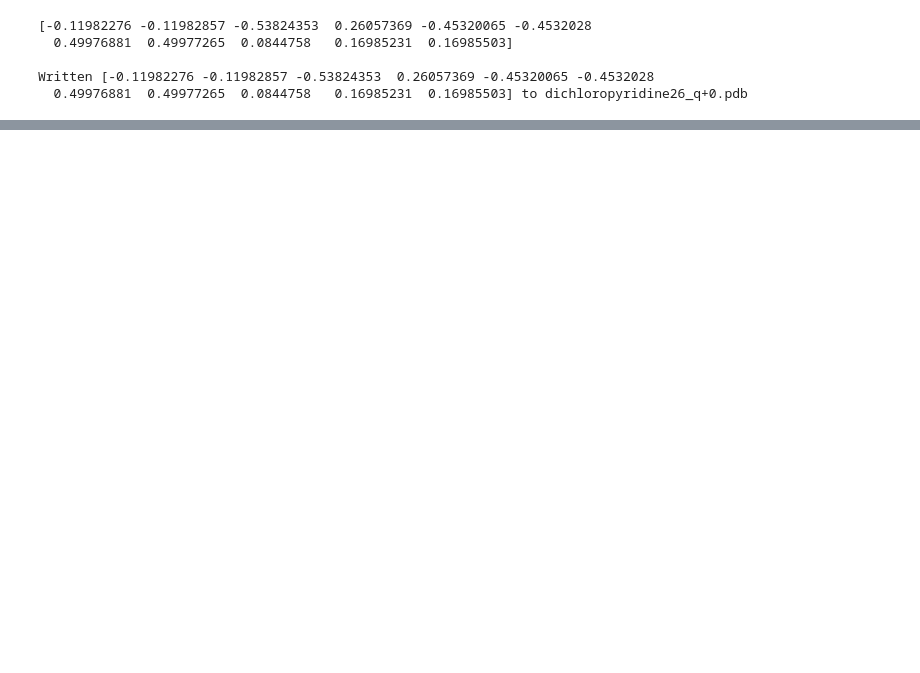
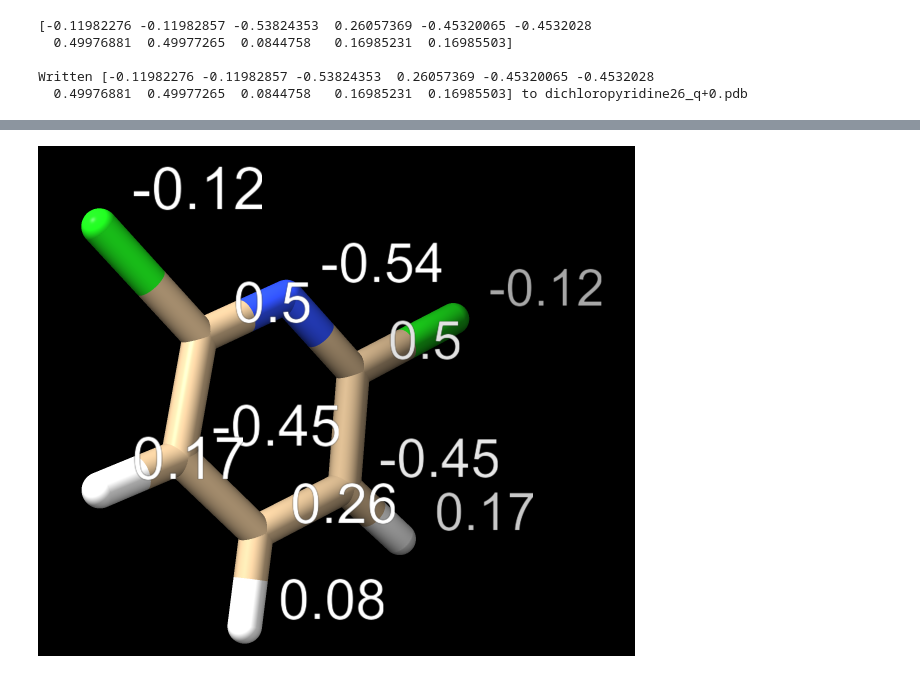
Before and after one commit to theochem/chemtools, a Jupyter notebook: examples/annotate_3D/3DimensionAnnotation.ipynb, the cells around one changed output, grey strips where cells are left out. Saved outputs shown, nothing was run; the diff lists cells and outputs as text; code cells hidden in the pictures; blank space fills up the shorter version.

```diff
--- a/examples/annotate_3D/3DimensionAnnotation.ipynb
+++ b/examples/annotate_3D/3DimensionAnnotation.ipynb
@@ -61,0 +101,4 @@ Written [-0.11982276 -0.11982857 -0.53824353  0.26057369 -0.45320065 -0.4532028
+# %%
+Image(filename='./3DAnnotateExample.png') # OPTIONAL
+# %% [output]
+[figure, added]
```
Also changed, not shown: parts of 7 cells of this notebook, 1 other file.
